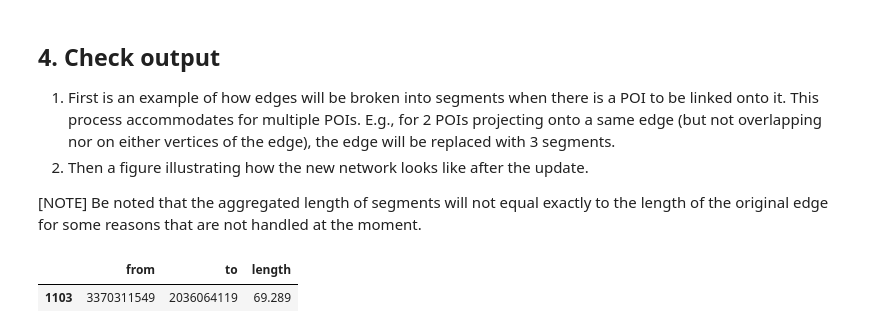
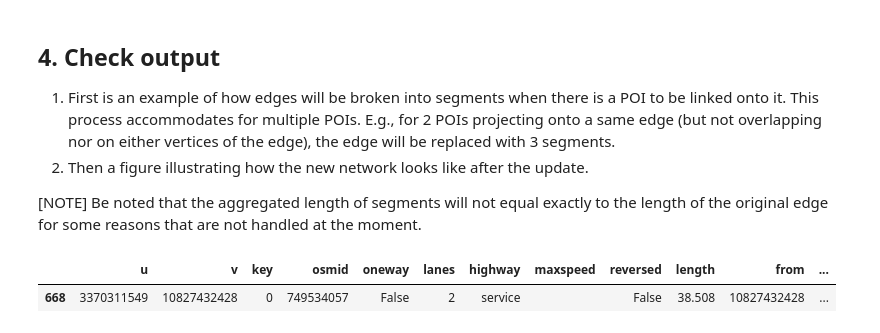
Before and after one commit to ywnch/toolbox, a Jupyter notebook: demo_connect_poi.ipynb, the cells around one changed output. Cells and saved outputs as stored; diff of their text form; code cells hidden in the pictures.

```diff
--- a/demo_connect_poi.ipynb
+++ b/demo_connect_poi.ipynb
@@ -51,4 +53,4 @@ ox.save_graph_shapefile(G, filepath='data/sample/', encoding='utf-8')
 # %%
 # load as GeoDataFrame
-nodes = gpd.read_file('data/sample/nodes.shp')
-edges = gpd.read_file('data/sample/edges.shp')
+nodes = gpd.read_file('data/sample/graph.gpkg', layer='nodes')
+edges = gpd.read_file('data/sample/graph.gpkg', layer='edges')
@@ -98,7 +111,7 @@ Missing 'to' nodes: 0
 [NOTE] Be noted that the aggregated length of segments will not equal exactly to the length of the original edge for some reasons that are not handled at the moment.
 # %%
 # original edge
-edges[edges['from'] == 3370311549][['from', 'to', 'length']]
+edges[edges['u'] == 3370311549]
 # %% [output]
-|  | from | to | length |
-| 1103 | 3370311549 | 2036064119 | 69.289 |
+|  | u | v | key | osmid | oneway | lanes | highway | maxspeed | reversed | length | from | ... |
+| 668 | 3370311549 | 10827432428 | 0 | 749534057 | False | 2 | service |  | False | 38.508 | 10827432428 | ... |
```
Also changed, not shown: parts of 10 cells of this notebook, 1 other file.
